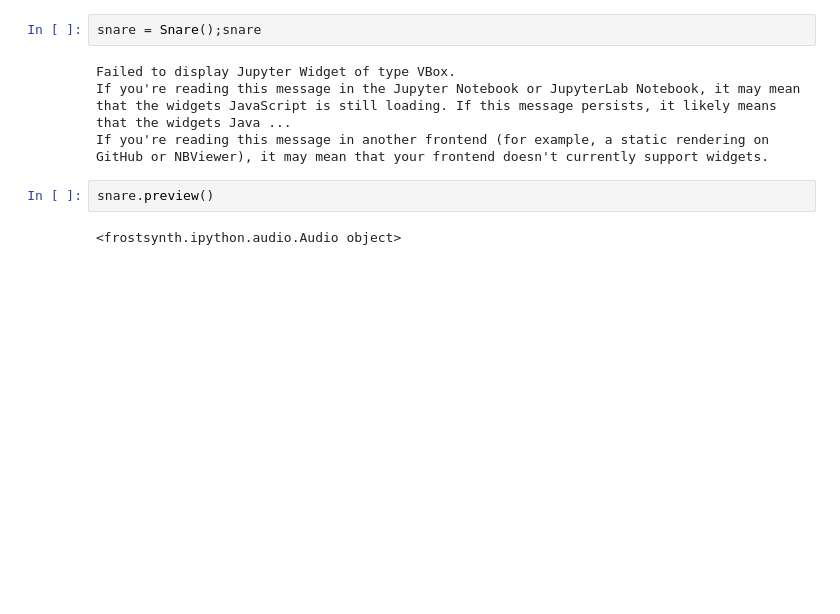
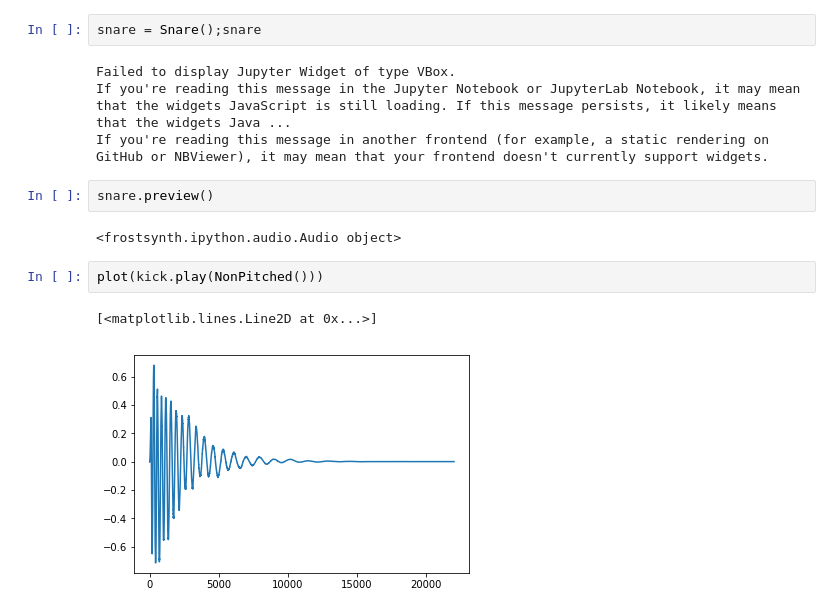
Before and after one commit to frostburn/frostsynth2, a Jupyter notebook: Drumkit.ipynb, the cells around one changed output. Cells and saved outputs as stored; diff of their text form; blank space fills up the shorter version.

```diff
--- a/Drumkit.ipynb
+++ b/Drumkit.ipynb
@@ -30,3 +30,8 @@ If you're reading this message in another frontend (for example, a static render
 snare.preview()
 # %% [output]
 <frostsynth.ipython.audio.Audio object>
+# %%
+plot(kick.play(NonPitched()))
+# %% [output]
+[<matplotlib.lines.Line2D at 0x...>]
+[figure, added]
```
Also changed, not shown: parts of 1 cell of this notebook, 3 other files.
